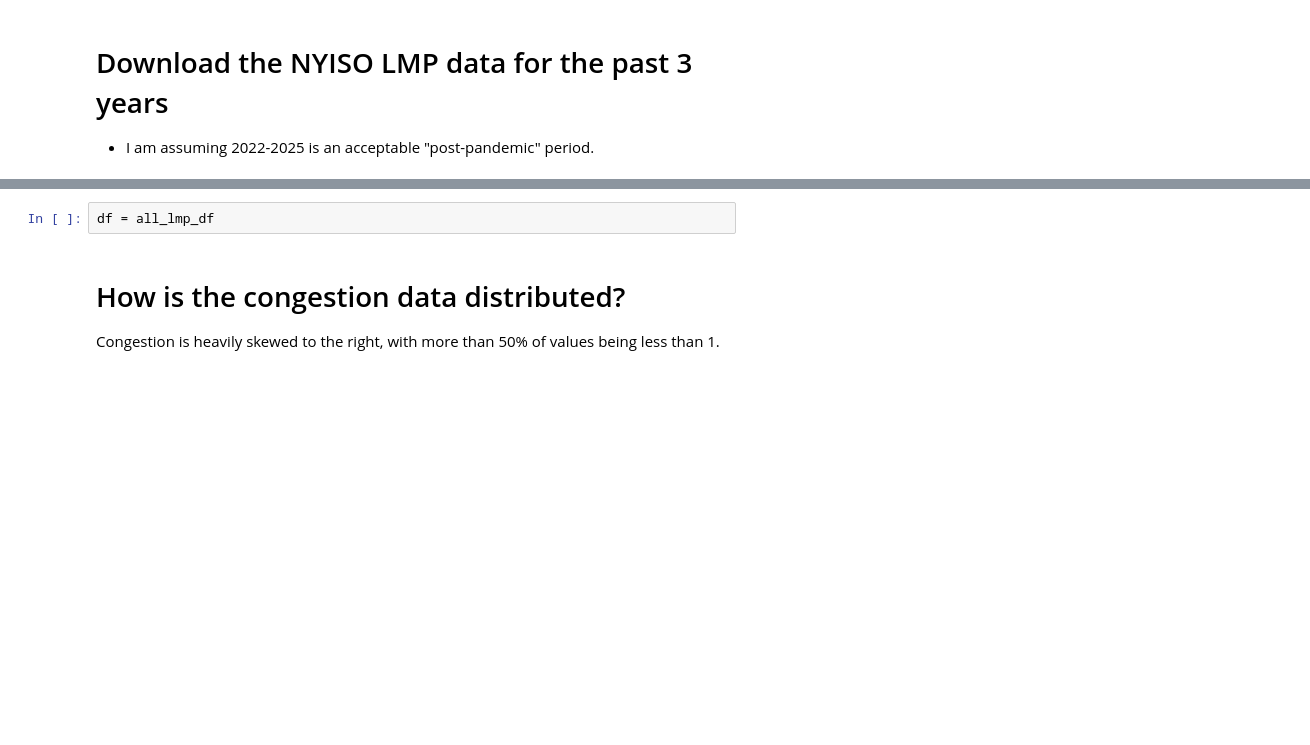
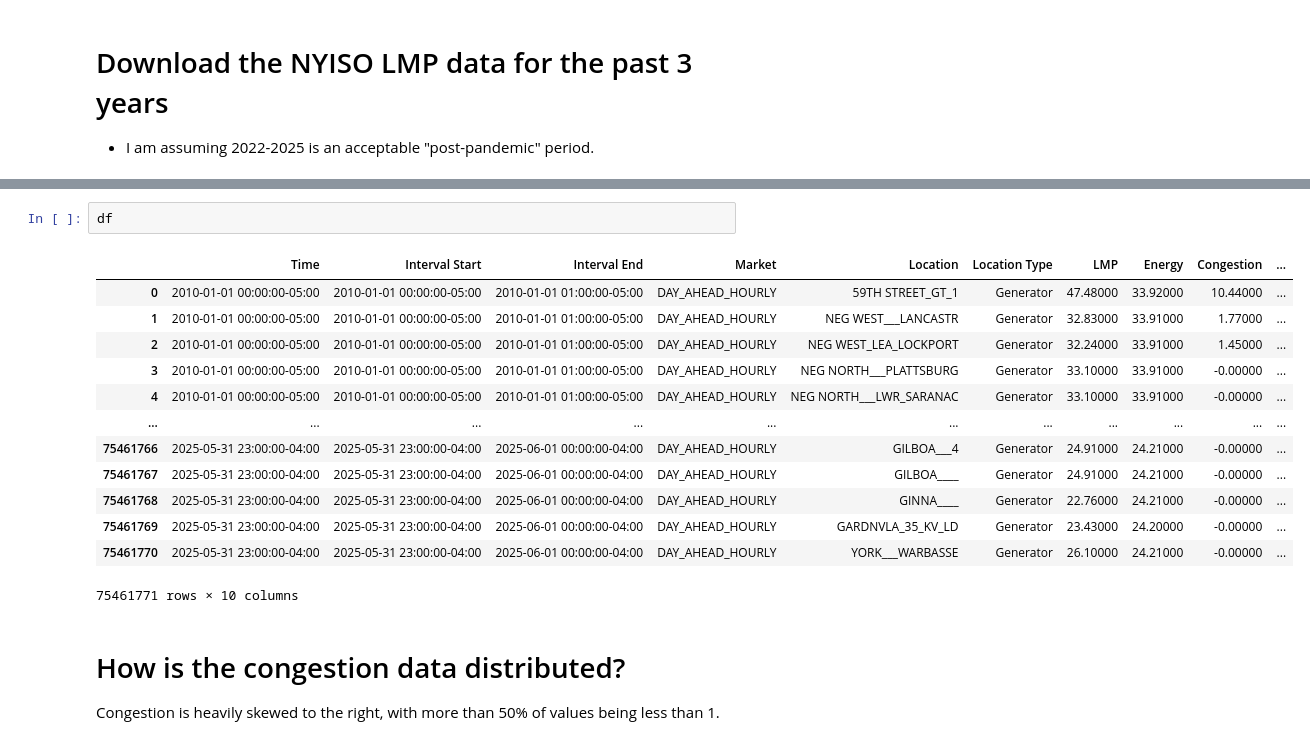
Before and after one commit to hankehly/adhoc-energy-analytics, a Jupyter notebook: notebooks/202506141626_eda.ipynb, the cells around one changed output, grey strips where cells are left out. Cells and saved outputs as stored; diff of their text form; blank space fills up the shorter version.

```diff
--- a/notebooks/202506141626_eda.ipynb
+++ b/notebooks/202506141626_eda.ipynb
@@ -101,5 +217,19 @@ Concatenating 96 months of data
-# %%
-df = all_lmp_df
+# %%
+df
+# %% [output]
+|  | Time | Interval Start | Interval End | Market | Location | Location Type | LMP | Energy | Congestion | ... |
+| 0 | 2010-01-01 00:00:00-05:00 | 2010-01-01 00:00:00-05:00 | 2010-01-01 01:00:00-05:00 | DAY_AHEAD_HOURLY | 59TH STREET_GT_1 | Generator | 47.48000 | 33.92000 | 10.44000 | ... |
+| 1 | 2010-01-01 00:00:00-05:00 | 2010-01-01 00:00:00-05:00 | 2010-01-01 01:00:00-05:00 | DAY_AHEAD_HOURLY | NEG WEST___LANCASTR | Generator | 32.83000 | 33.91000 | 1.77000 | ... |
+| 2 | 2010-01-01 00:00:00-05:00 | 2010-01-01 00:00:00-05:00 | 2010-01-01 01:00:00-05:00 | DAY_AHEAD_HOURLY | NEG WEST_LEA_LOCKPORT | Generator | 32.24000 | 33.91000 | 1.45000 | ... |
+| 3 | 2010-01-01 00:00:00-05:00 | 2010-01-01 00:00:00-05:00 | 2010-01-01 01:00:00-05:00 | DAY_AHEAD_HOURLY | NEG NORTH___PLATTSBURG | Generator | 33.10000 | 33.91000 | -0.00000 | ... |
+| 4 | 2010-01-01 00:00:00-05:00 | 2010-01-01 00:00:00-05:00 | 2010-01-01 01:00:00-05:00 | DAY_AHEAD_HOURLY | NEG NORTH___LWR_SARANAC | Generator | 33.10000 | 33.91000 | -0.00000 | ... |
+| ... | ... | ... | ... | ... | ... | ... | ... | ... | ... | ... |
+| 75461766 | 2025-05-31 23:00:00-04:00 | 2025-05-31 23:00:00-04:00 | 2025-06-01 00:00:00-04:00 | DAY_AHEAD_HOURLY | GILBOA___4 | Generator | 24.91000 | 24.21000 | -0.00000 | ... |
+| 75461767 | 2025-05-31 23:00:00-04:00 | 2025-05-31 23:00:00-04:00 | 2025-06-01 00:00:00-04:00 | DAY_AHEAD_HOURLY | GILBOA____ | Generator | 24.91000 | 24.21000 | -0.00000 | ... |
+| 75461768 | 2025-05-31 23:00:00-04:00 | 2025-05-31 23:00:00-04:00 | 2025-06-01 00:00:00-04:00 | DAY_AHEAD_HOURLY | GINNA____ | Generator | 22.76000 | 24.21000 | -0.00000 | ... |
+| 75461769 | 2025-05-31 23:00:00-04:00 | 2025-05-31 23:00:00-04:00 | 2025-06-01 00:00:00-04:00 | DAY_AHEAD_HOURLY | GARDNVLA_35_KV_LD | Generator | 23.43000 | 24.20000 | -0.00000 | ... |
+| 75461770 | 2025-05-31 23:00:00-04:00 | 2025-05-31 23:00:00-04:00 | 2025-06-01 00:00:00-04:00 | DAY_AHEAD_HOURLY | YORK___WARBASSE | Generator | 26.10000 | 24.21000 | -0.00000 | ... |
+75461771 rows × 10 columns
 # %% [markdown]
 # How is the congestion data distributed?
 
```
Also changed, not shown: parts of 7 cells of this notebook.
